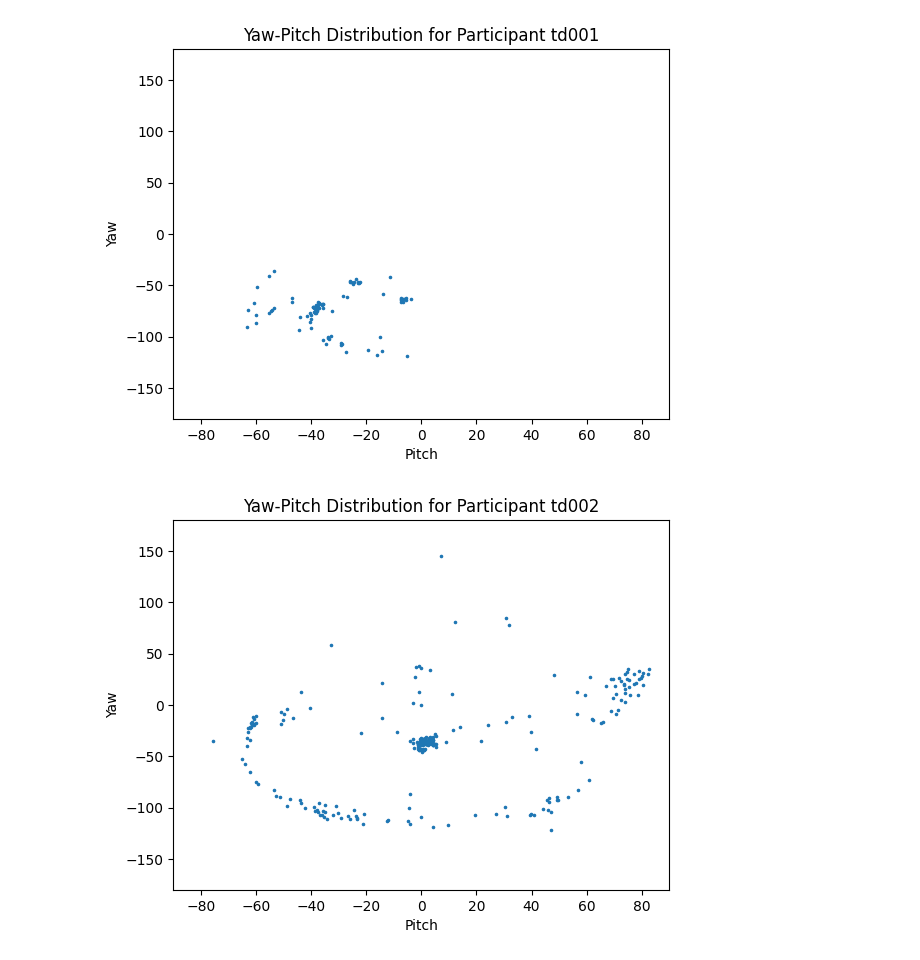
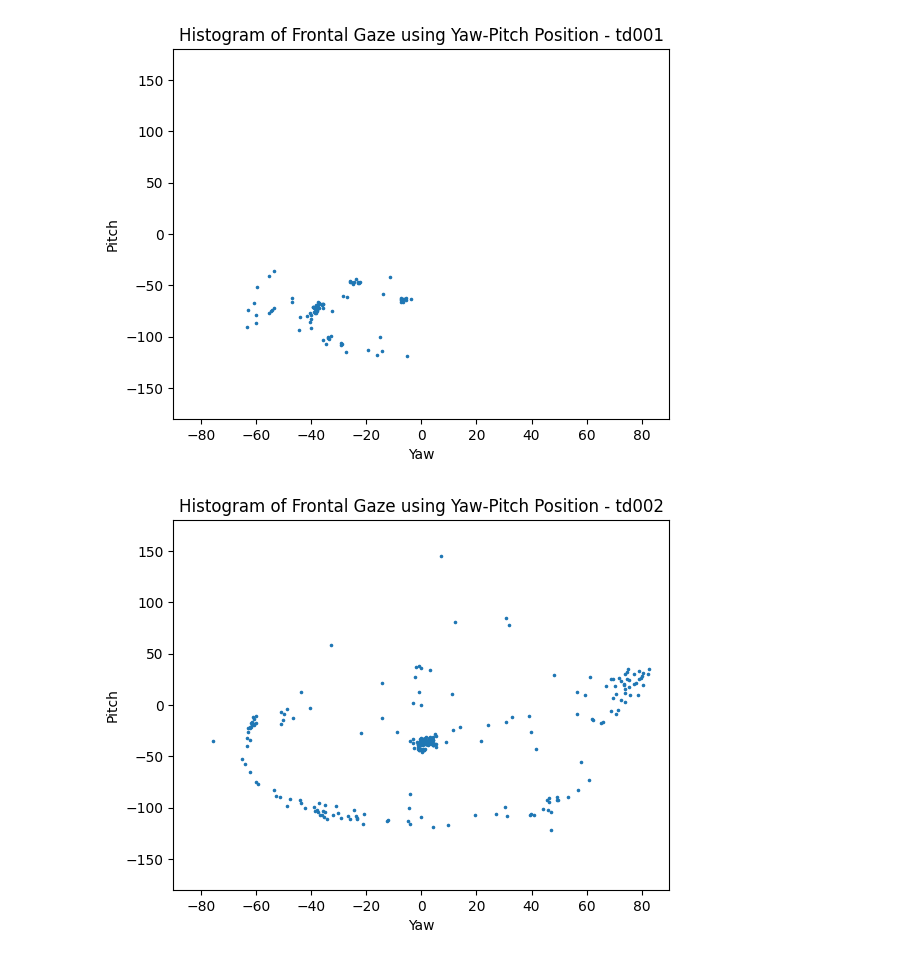
Before and after one commit to davidko89/2023_multimodal_ja, a Jupyter notebook: code/draw_gaze_distribution.ipynb, the cells around one changed output. Drawn from its saved outputs; the diff is of its cells as text; code cells hidden in the pictures.

```diff
--- a/code/draw_gaze_distribution.ipynb
+++ b/code/draw_gaze_distribution.ipynb
@@ -32,27 +32,30 @@ Participant IDs: dict_keys(['td001', 'td002', 'td005', 'td006', 'td007', 'td008'
 # %%
 for participant_id, participant_data in grouped_data:
     # Extract yaw and pitch values for the current participant
     yaw_values = participant_data['yaw']
     pitch_values = participant_data['pitch']
 
+    yaw = yaw_values
+    pitch = pitch_values
+
     # Create the Cartesian scatter plot for the current participant
     fig, ax = plt.subplots()
-    ax.scatter(pitch_values, yaw_values, marker='.', s=10)
+    ax.scatter(yaw, pitch, marker='.', s=10)
 
     # Set the range of x and y values
     ax.set_xlim(-90, 90)
     ax.set_ylim(-180, 180)
 
     # Set labels and title
-    ax.set_title(f'Yaw-Pitch Distribution for Participant {participant_id}')
-    ax.set_xlabel('Pitch')
-    ax.set_ylabel('Yaw')
+    ax.set_title(f'Histogram of Frontal Gaze using Yaw-Pitch Position - {participant_id}')
+    ax.set_xlabel('Yaw')
+    ax.set_ylabel('Pitch')
 
     # Save the scatter plot for the current participant as an image file (optional)
     plt.savefig(str(Path(FIGURE_PATH, f'participant_{participant_id}_scatter_plot.png')))
 
     # Display the scatter plot for the current participant
     plt.show()
 # %% [output]
-[figure, old version]
+[figure, new version]
-[figure, old version]
+[figure, new version]
```
Also changed, not shown: parts of 2 cells of this notebook, 3 other files.
